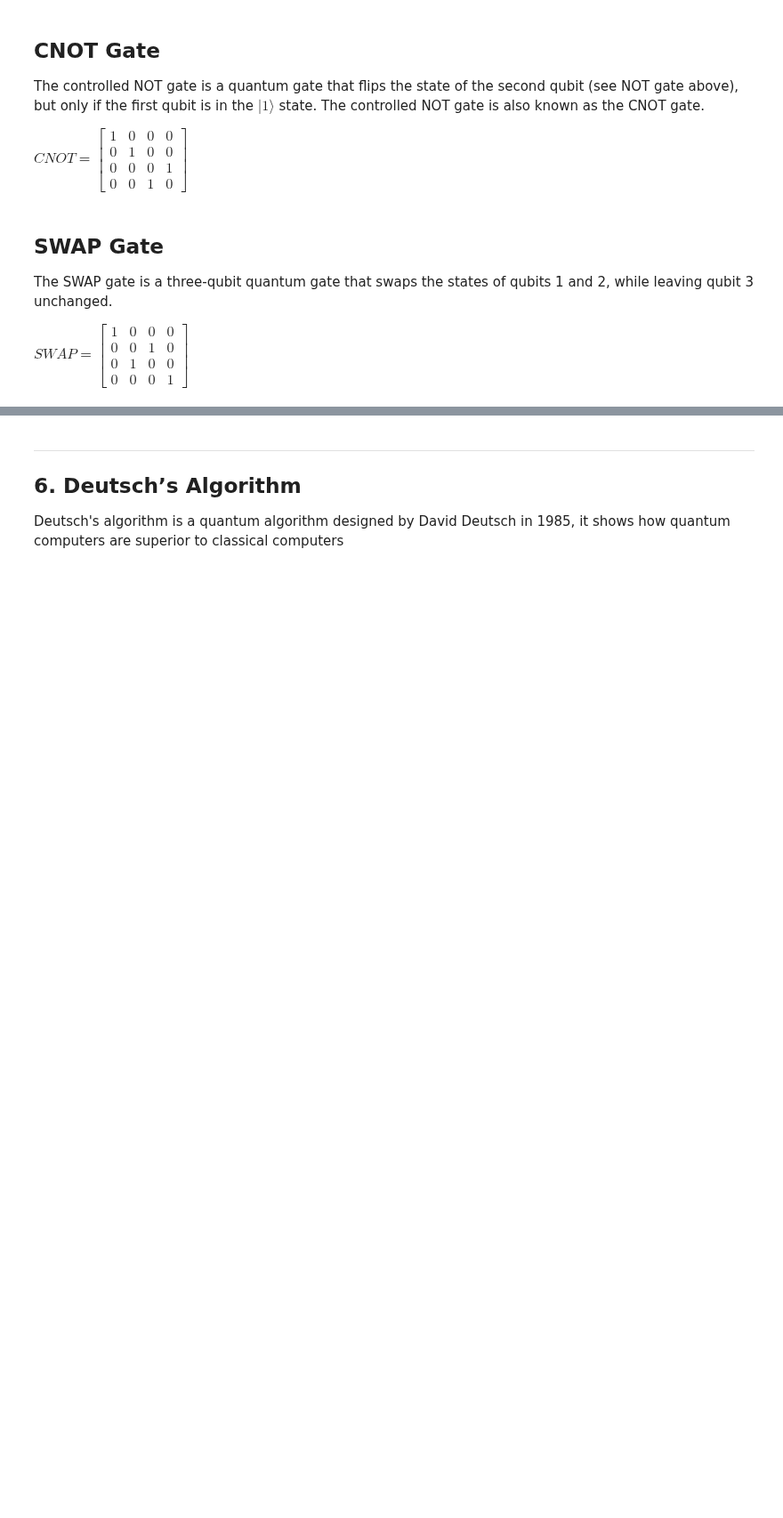
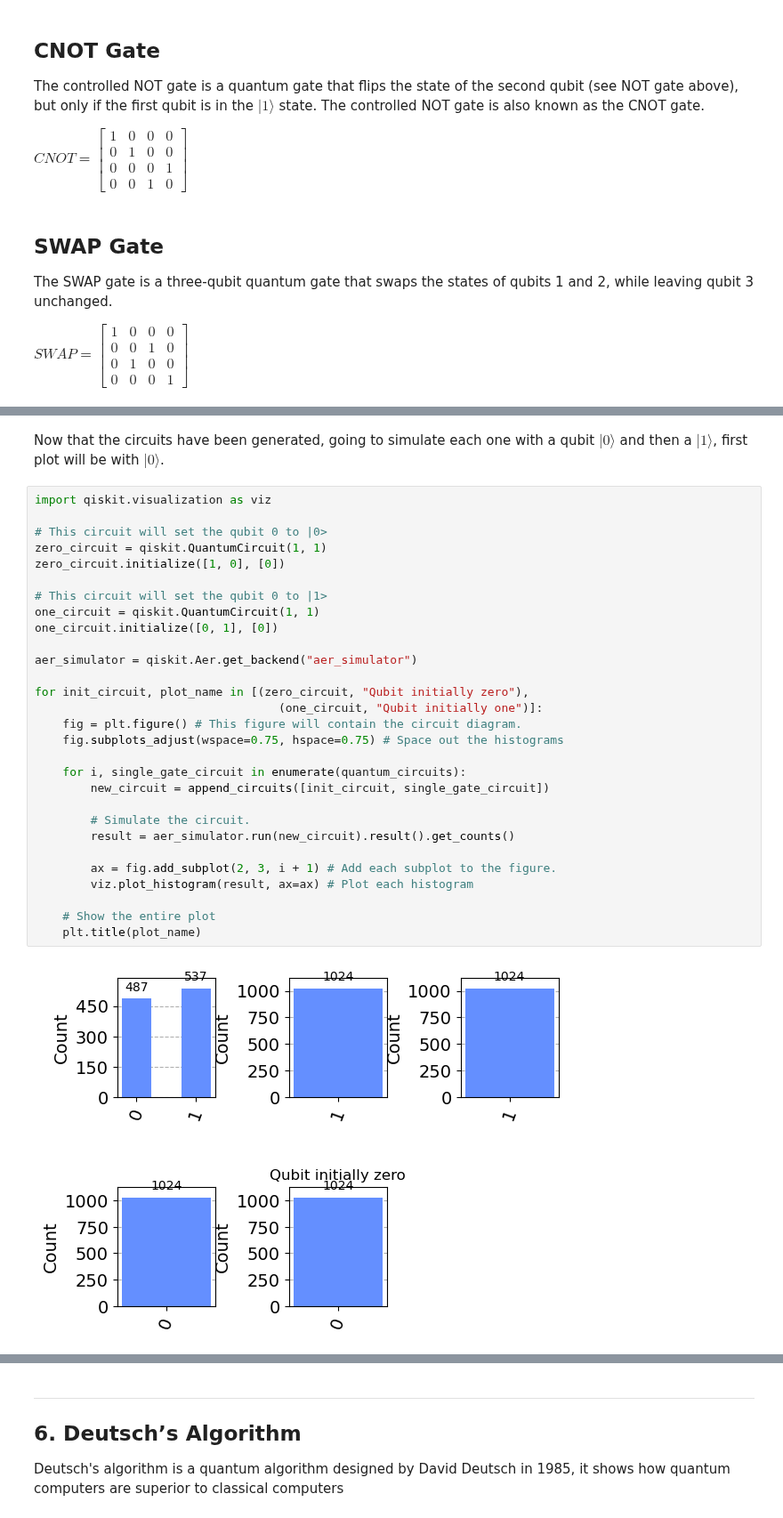
Before and after one commit to G00378925/emerging-technologies, a Jupyter notebook: notebooks/05-quantum-computing.ipynb, the cells around one changed output, grey strips where cells are left out. Shown at 89% size. Saved outputs shown, nothing was run; the diff lists cells and outputs as text; blank space fills up the shorter version.

```diff
--- a/notebooks/05-quantum-computing.ipynb
+++ b/notebooks/05-quantum-computing.ipynb
@@ -287,0 +282,33 @@ print(result := aer_sim.run(circuit_2).result().get_counts())
+# %% [markdown]
+Now that the circuits have been generated, going to simulate each one with a qubit $|0\rangle$ and then a $|1\rangle$, first plot will be with $|0\rangle$.
+# %%
+import qiskit.visualization as viz
+
+# This circuit will set the qubit 0 to |0>
+zero_circuit = qiskit.QuantumCircuit(1, 1)
+zero_circuit.initialize([1, 0], [0])
+
+# This circuit will set the qubit 0 to |1>
+one_circuit = qiskit.QuantumCircuit(1, 1)
+one_circuit.initialize([0, 1], [0])
+
+aer_simulator = qiskit.Aer.get_backend("aer_simulator")
+
+for init_circuit, plot_name in [(zero_circuit, "Qubit initially zero"),
+                                   (one_circuit, "Qubit initially one")]:
+    fig = plt.figure() # This figure will contain the circuit diagram.
+    fig.subplots_adjust(wspace=0.75, hspace=0.75) # Space out the histograms
+
+    for i, single_gate_circuit in enumerate(quantum_circuits):
+        new_circuit = append_circuits([init_circuit, single_gate_circuit])
+
+        # Simulate the circuit.
+        result = aer_simulator.run(new_circuit).result().get_counts()
+
+        ax = fig.add_subplot(2, 3, i + 1) # Add each subplot to the figure.
+        viz.plot_histogram(result, ax=ax) # Plot each histogram
+
+    # Show the entire plot
+    plt.title(plot_name)
+# %% [output]
+[figure, added]
```
Also changed, not shown: parts of 18 cells of this notebook.
